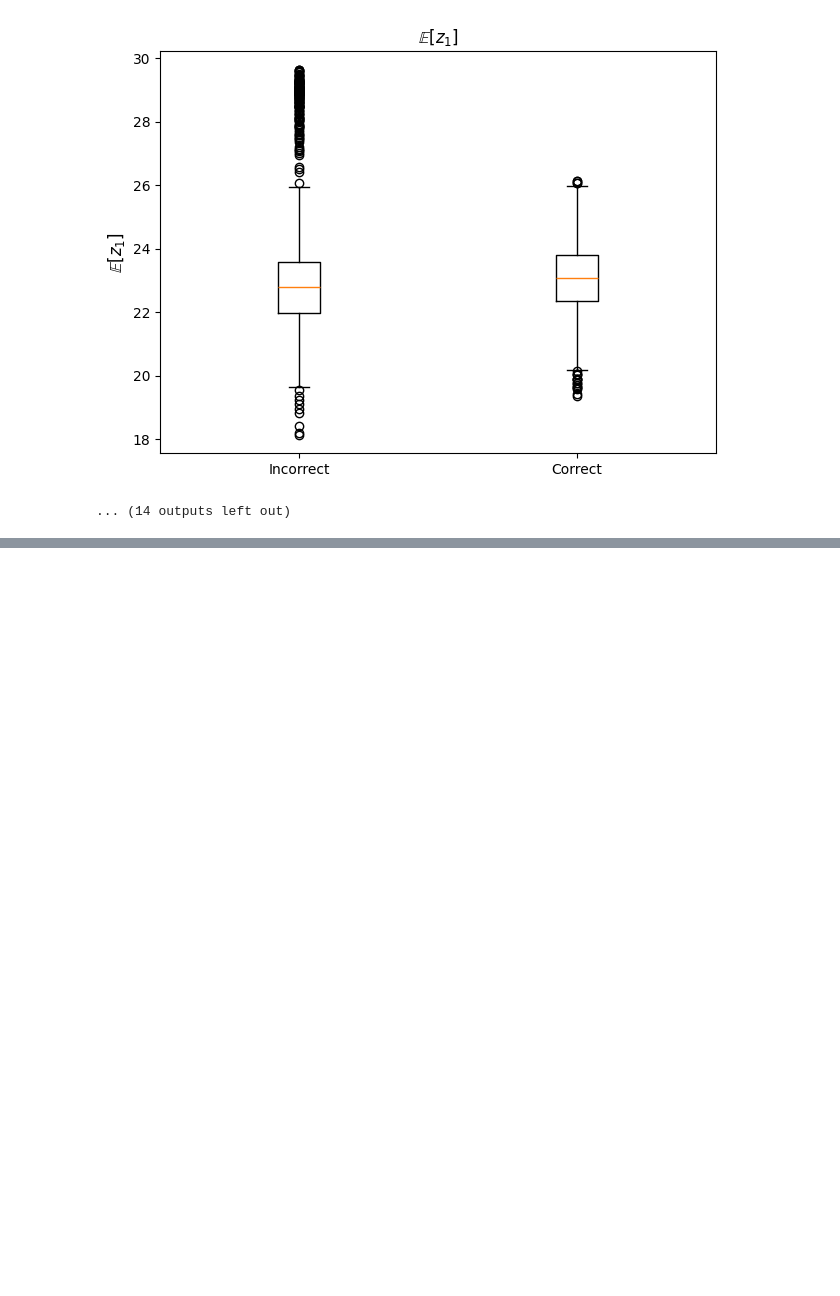
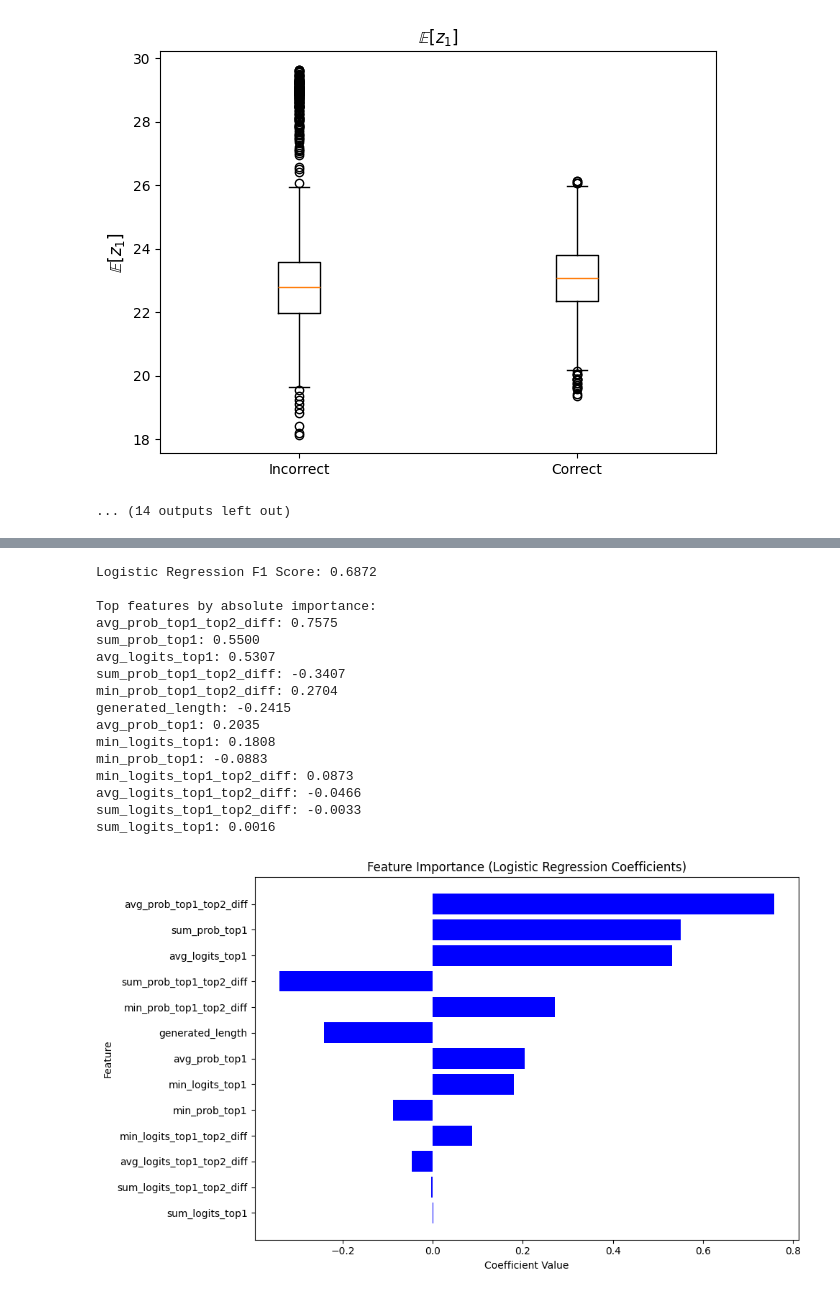
Before and after one commit to SewoongLee/probing-reasoning, a Jupyter notebook: probe-logits-llama-3.2-3B-Instruct-gsm8k-performance_probing.ipynb, the cells around one changed output, grey strips where cells are left out. Saved outputs shown, nothing was run; the diff lists cells and outputs as text; code cells hidden in the pictures; blank space fills up the shorter version.

```diff
--- a/probe-logits-llama-3.2-3B-Instruct-gsm8k-performance_probing.ipynb
+++ b/probe-logits-llama-3.2-3B-Instruct-gsm8k-performance_probing.ipynb
@@ -403,0 +512,61 @@ for i, key in enumerate(feature_keys):
+# %%
+def extract_features_from_dict(features):
+    keys = list(features[0].keys())
+    matrix = np.array([[sample[key] for key in keys] for sample in features])
+    return matrix, keys
+
+# Convert data
+train_features_matrix, feature_keys = extract_features_from_dict(train_features)
+test_features_matrix, _ = extract_features_from_dict(test_features)
+
+# Prepare labels
+train_labels = np.array(train_labels)
+test_labels = np.array(test_labels)
+
+# Train Logistic Regression
+clf = LogisticRegression(max_iter=10000)
+clf.fit(train_features_matrix, train_labels)
+
+# Evaluate model
+test_predictions = clf.predict(test_features_matrix)
+clf_f1 = f1_score(test_labels, test_predictions, average='weighted')
+
+print(f"Logistic Regression F1 Score: {clf_f1:.4f}")
+
+# Extract coefficients
+coefficients = clf.coef_[0]  # For binary classification, single row
+feature_importance = sorted(zip(feature_keys, coefficients), key=lambda x: abs(x[1]), reverse=True)
+
+# Print top features
+print("\nTop features by absolute importance:")
+for feature, coef in feature_importance:
+    print(f"{feature}: {coef:.4f}")
+
+# Visualize feature importance
+plt.figure(figsize=(10, 6))
+features, coefs = zip(*feature_importance)
+plt.barh(features, coefs, color='b')
+plt.xlabel("Coefficient Value")
+plt.ylabel("Feature")
+plt.title("Feature Importance (Logistic Regression Coefficients)")
+plt.gca().invert_yaxis()  # Invert y-axis to show the largest at the top
+plt.tight_layout()
+plt.show()
+# %% [output]
+Logistic Regression F1 Score: 0.6872
+
+Top features by absolute importance:
+avg_prob_top1_top2_diff: 0.7575
+sum_prob_top1: 0.5500
+avg_logits_top1: 0.5307
+sum_prob_top1_top2_diff: -0.3407
+min_prob_top1_top2_diff: 0.2704
+generated_length: -0.2415
+avg_prob_top1: 0.2035
+min_logits_top1: 0.1808
+min_prob_top1: -0.0883
+min_logits_top1_top2_diff: 0.0873
+avg_logits_top1_top2_diff: -0.0466
+sum_logits_top1_top2_diff: -0.0033
+sum_logits_top1: 0.0016
+[figure, added]
```
Also changed, not shown: parts of 1 cell of this notebook.
